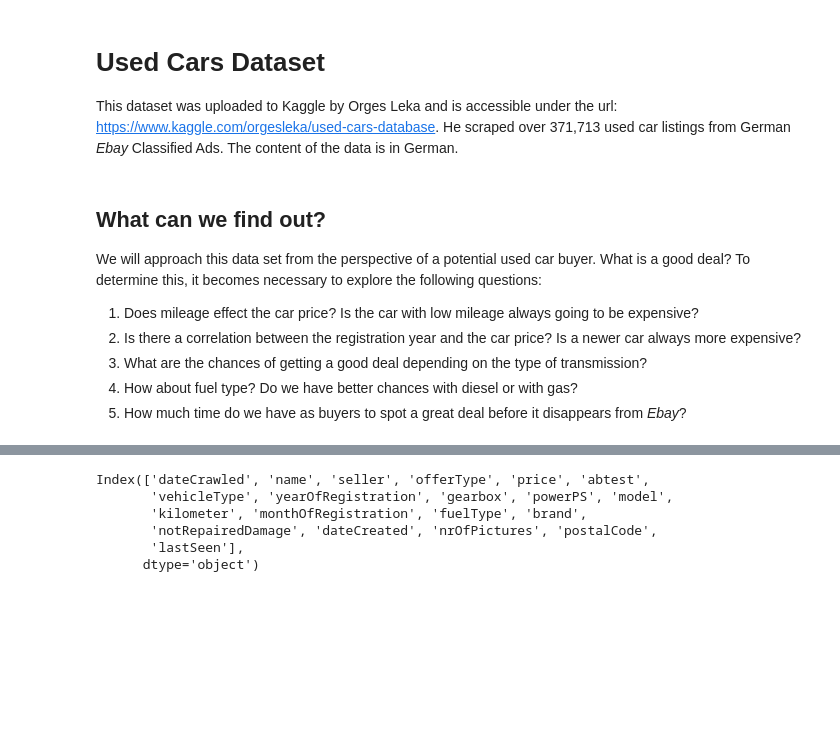
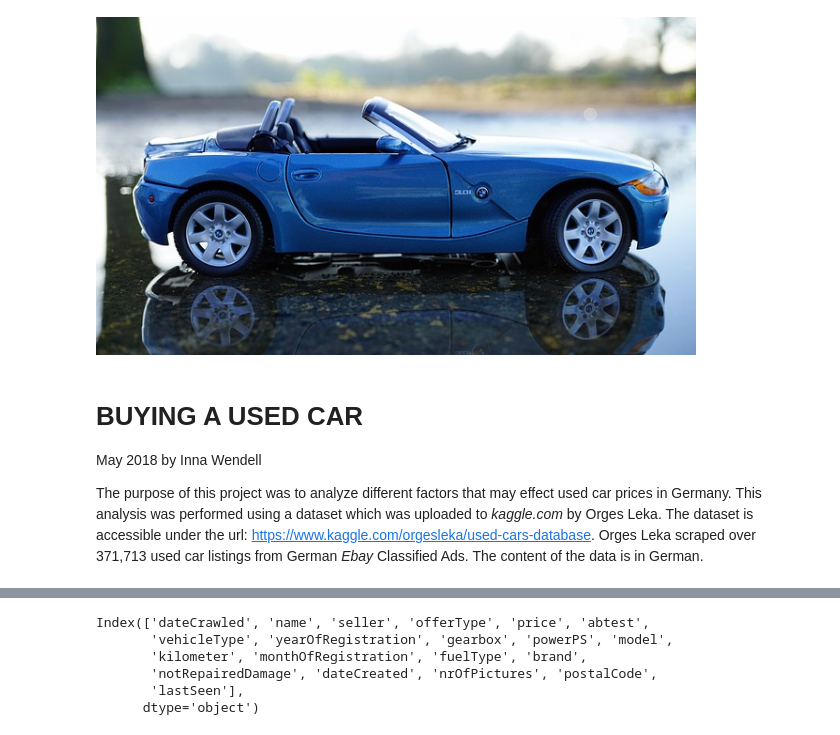
Before and after one commit to innawendell/Describing-Data-, a Jupyter notebook: Cars.ipynb, the cells around one changed output, grey strips where cells are left out. Saved outputs shown, nothing was run; the diff lists cells and outputs as text; code cells hidden in the pictures; blank space fills up the shorter version.

```diff
--- a/Cars.ipynb
+++ b/Cars.ipynb
@@ -8,12 +11,10 @@ import seaborn as sns
+# %%
+path = 'C:\Inna\'s files\data\Cars\car.jpg'
+Image(filename = path, width=600, height=300)
+# %% [output]
+[figure, added]
 # %% [markdown]
-# Used Cars Dataset
-This dataset was uploaded to Kaggle by Orges Leka and is accessible under the url: https://www.kaggle.com/orgesleka/used-cars-database. He scraped over 371,713 used car listings from German *Ebay* Classified Ads. The content of the data is in German.
+# BUYING A USED CAR
+May 2018 by Inna Wendell
+
+The purpose of this project was to analyze different factors that may effect used car prices in Germany. This analysis was performed using a dataset which was uploaded to *kaggle.com* by Orges Leka. The dataset is accessible under the url: https://www.kaggle.com/orgesleka/used-cars-database. Orges Leka scraped over 371,713 used car listings from German *Ebay* Classified Ads. The content of the data is in German.
-# %% [markdown]
-## What can we find out?
-We will approach this data set from the perspective of a potential used car buyer. What is a good deal? To determine this, it becomes necessary to explore the following questions:
-
-1. Does mileage effect the car price? Is the car with low mileage always going to be expensive?
-2. Is there a correlation between the registration year and the car price?  Is a newer car always more expensive?
-3. What are the chances of getting a good deal depending on the type of transmission?
-4. How about fuel type? Do we have better chances with diesel or with gas?
-5. How much time do we have as buyers to spot a great deal before it disappears from *Ebay*?
```
Also changed, not shown: parts of 90 cells of this notebook, 1 other file.
